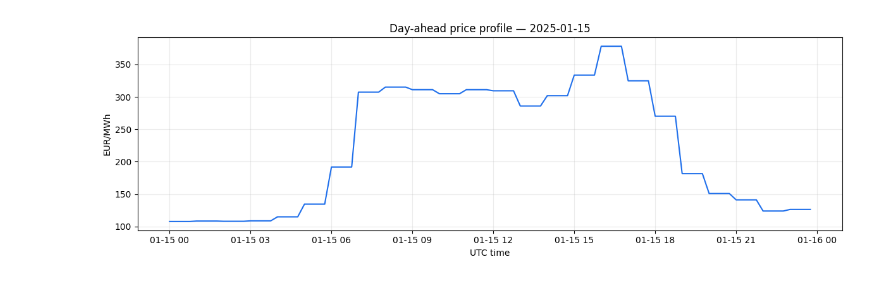
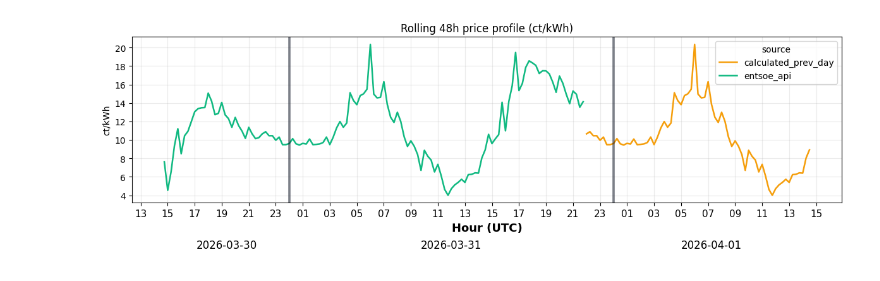
Before and after one commit to joschamz/hems-automation, a Jupyter notebook: notebooks/example_prices_utility.ipynb, the cells around one changed output. Drawn from its saved outputs; the diff is of its cells as text; code cells hidden in the pictures.

```diff
--- a/notebooks/example_prices_utility.ipynb
+++ b/notebooks/example_prices_utility.ipynb
@@ -28,7 +29,6 @@ The values come from the ENTSOE day-ahead market for the `DE_LU` bidding zone.
 # %%
 import sys
 from pathlib import Path
-from datetime import date, timedelta
 
 import matplotlib.pyplot as plt
 import pandas as pd
@@ -39,17 +39,18 @@ if root.name == "notebooks":
 if str(root) not in sys.path:
     sys.path.insert(0, str(root))
 
-from utils.prices_utils import get_daily_prices
+from utils.prices_utils import get_48h_prices_forecast
 
 print(f"Project root: {root}")
 
-# Default call: tomorrow in UTC
-tomorrow_prices = get_daily_prices()
+prices = get_48h_prices_forecast()
 
-print(f"Rows   : {len(tomorrow_prices)}")
-print(f"Source : {tomorrow_prices['source'].iloc[0]}")
-print(f"Columns: {list(tomorrow_prices.columns)}")
+print(f"Rows   : {len(prices)}")
+print(f"Start  : {prices['time'].iloc[0]}")
+print(f"End    : {prices['time'].iloc[-1]}")
+print(f"Source : {prices['source'].unique()}")
+print(f"Columns: {list(prices.columns)}")
 print()
-tomorrow_prices.head(8)
+prices.head(8)
 # %% [output]
 Project root: /Users/joscham/dsai/repos/hems-automation
@@ -103,5 +105,5 @@ If a fallback path is used, the returned DataFrame may include a `note` column w
 # %%
-df = historical_prices.copy()
+df = prices.copy()
 
 print("Shape:", df.shape)
 print()
@@ -149,11 +135,63 @@ plt.show()
 # %%
+import matplotlib.dates as mdates
+
 fig, ax = plt.subplots(figsize=(12, 4))
-ax.plot(df["time"], df["price_eur_mwh"], color="#1f6feb", linewidth=1.5)
-ax.set_title(f"Day-ahead price profile — {df['time'].dt.date.iloc[0]}")
-ax.set_xlabel("UTC time")
-ax.set_ylabel("EUR/MWh")
+
+color_map = {
+    "entsoe_api": "#10b981",
+    "calculated_prev_day": "#f59e0b",
+    "fallback_unavailable": "#ef4444",
+}
+
+for src, grp in df.sort_values("time").groupby("source", dropna=False):
+    label = str(src) if pd.notna(src) else "unknown"
+    color = color_map.get(label, "#6b7280")
+    ax.plot(
+        grp["time"],
+        grp["price_cent_kwh"],
+        color=color,
+        linewidth=1.8,
+        label=label,
+    )
+
+sources = sorted(df["source"].dropna().unique().tolist())
+source_str = ", ".join(sources) if sources else "unknown"
+ax.set_title(f"Rolling 48h price profile (ct/kWh)")
+ax.set_xlabel("Hour (UTC)", fontsize=13, fontweight="bold")
+ax.set_ylabel("ct/kWh")
+
+# X-axis: major ticks every 2 hours with hour only.
+ax.xaxis.set_major_locator(mdates.HourLocator(interval=2))
+ax.xaxis.set_major_formatter(mdates.DateFormatter("%H"))
+ax.tick_params(axis="x", labelsize=11)
+
+# Draw thick separators at UTC day boundaries and label each date once.
+start = df["time"].min().floor("D")
+end = df["time"].max().ceil("D")
+day_starts = pd.date_range(start=start, end=end, freq="D", tz="UTC")
+
+for ds in day_starts:
+    if df["time"].min() < ds < df["time"].max():
+        ax.axvline(ds, color="#111827", linewidth=2.6, alpha=0.55)
+
+for i in range(len(day_starts) - 1):
+    seg_start = max(day_starts[i], df["time"].min())
+    seg_end = min(day_starts[i + 1], df["time"].max())
+    if seg_end > seg_start:
+        mid = seg_start + (seg_end - seg_start) / 2
+        ax.text(
+            mid,
+            -0.22,
+            day_starts[i].strftime("%Y-%m-%d"),
+            transform=ax.get_xaxis_transform(),
+            ha="center",
+            va="top",
+            fontsize=12,
+        )
+
 ax.grid(alpha=0.25)
+ax.legend(title="source")
 fig.tight_layout()
 plt.show()
 # %% [output]
-[figure, old version]
+[figure, new version]
```
Also changed, not shown: parts of 7 cells of this notebook, 4 other files.
